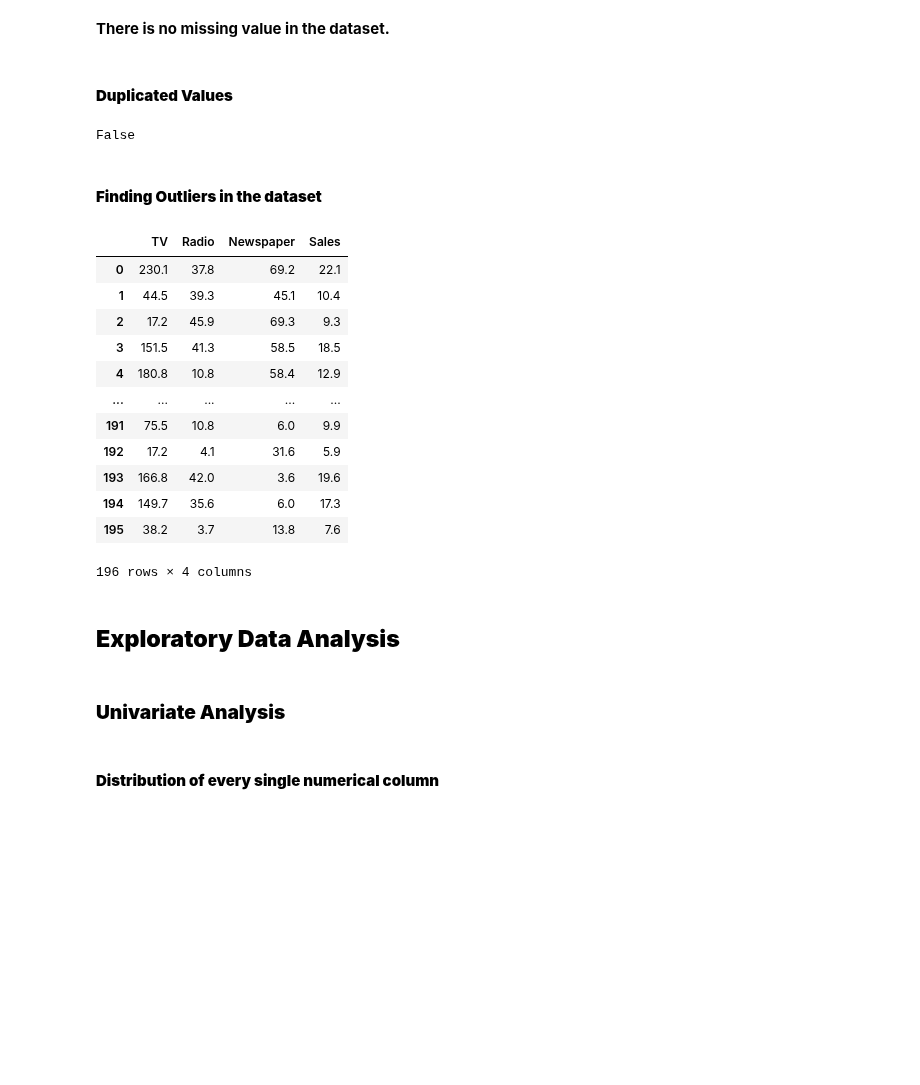
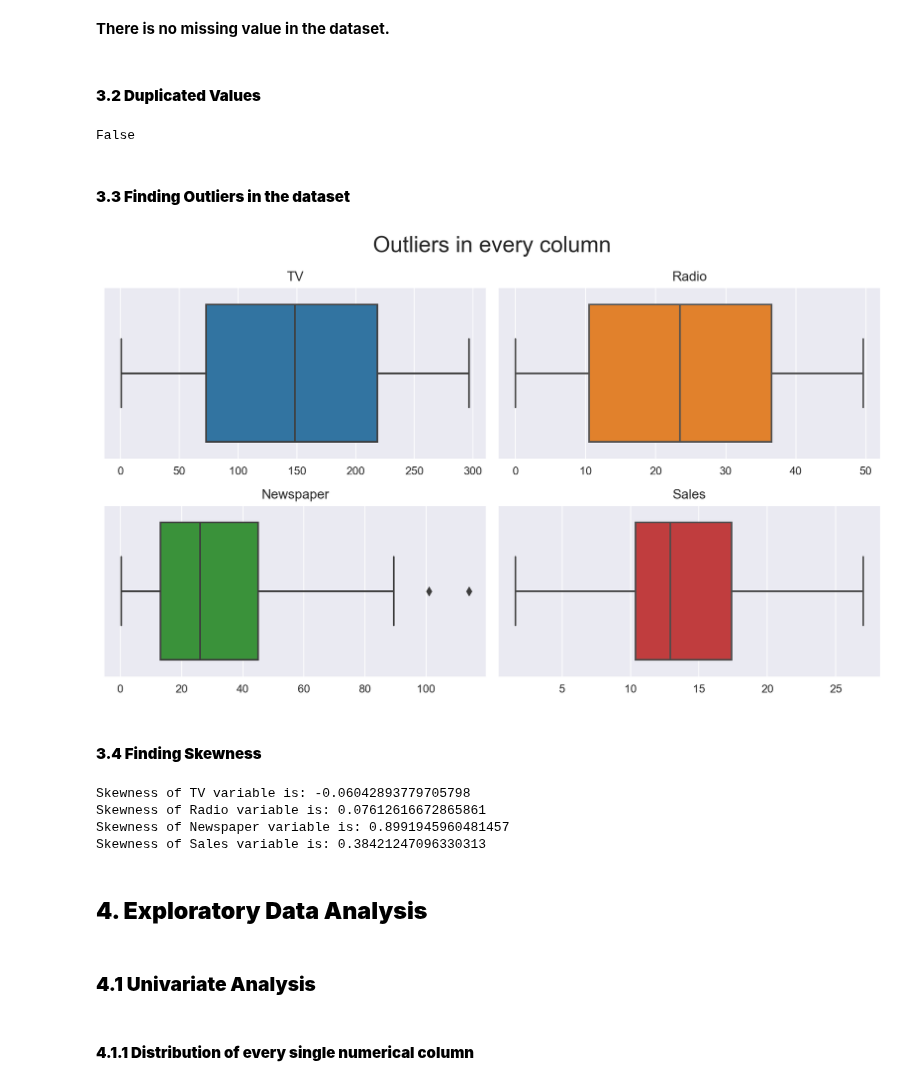
Before and after one commit to SwagAbyss/SwagML, a Jupyter notebook: Assignments/islr advertising/islr.ipynb, the cells around one changed output. Drawn from its saved outputs; the diff is of its cells as text; code cells hidden in the pictures; blank space fills up the shorter version.

```diff
--- a/Assignments/islr advertising/islr.ipynb
+++ b/Assignments/islr advertising/islr.ipynb
@@ -100,7 +102,7 @@ plt.show()
 # %% [markdown]
 __There is no missing value in the dataset.__
 # %% [markdown]
-####  __Duplicated Values__
+####  __3.2 Duplicated Values__
 # %%
 # Duplicated values
 
@@ -108,7 +110,23 @@ data.duplicated().any()
 # %% [output]
 False
 # %% [markdown]
-#### __Finding Outliers in the dataset__
+#### __3.3 Finding Outliers in the dataset__
+# %%
+fig, axes = plt.subplots(nrows=2, ncols=2, figsize=(10,6), dpi=200)
+axes = axes.flat
+for index, column in enumerate(numcols):
+    graph = sns.boxplot(
+        data=data,
+        x=column,
+        color=(list(plt.rcParams['axes.prop_cycle']))[index]['color'],
+        ax=axes[index]
+)
+    axes[index].set_title(column, size=12)
+    axes[index].set_xlabel('')
+plt.suptitle('Outliers in every column', fontsize=20)
+plt.tight_layout()
+# %% [output]
+[figure, added]
 # %%
 # finding Outliers
 
@@ -131,21 +149,16 @@ def outliers_zscore(data):
 for column in data.columns:
     index = list(outliers_zscore(data[column]))
     data = data.drop(index)
-
-data
-# %% [output]
-|  | TV | Radio | Newspaper | Sales |
-| 0 | 230.1 | 37.8 | 69.2 | 22.1 |
-| 1 | 44.5 | 39.3 | 45.1 | 10.4 |
-| 2 | 17.2 | 45.9 | 69.3 | 9.3 |
-| 3 | 151.5 | 41.3 | 58.5 | 18.5 |
-| 4 | 180.8 | 10.8 | 58.4 | 12.9 |
-| ... | ... | ... | ... | ... |
-| 191 | 75.5 | 10.8 | 6.0 | 9.9 |
-| 192 | 17.2 | 4.1 | 31.6 | 5.9 |
-| 193 | 166.8 | 42.0 | 3.6 | 19.6 |
-| 194 | 149.7 | 35.6 | 6.0 | 17.3 |
-| 195 | 38.2 | 3.7 | 13.8 | 7.6 |
-196 rows × 4 columns
+# %% [markdown]
+#### __3.4 Finding Skewness__
+# %%
+from scipy.stats import skew
+for col in numcols:
+    print("Skewness of", col, "variable is:", data[col].skew())
+# %% [output]
+Skewness of TV variable is: -0.06042893779705798
+Skewness of Radio variable is: 0.07612616672865861
+Skewness of Newspaper variable is: 0.8991945960481457
+Skewness of Sales variable is: 0.38421247096330313
 # %% [markdown]
-## __Exploratory Data Analysis__
+## __4. Exploratory Data Analysis__
@@ -154,5 +165,5 @@ numcols = data.select_dtypes(include=['float64']).columns
 # %% [markdown]
-### __Univariate Analysis__
+### __4.1 Univariate Analysis__
 # %% [markdown]
-#### __Distribution of every single numerical column__
+#### __4.1.1 Distribution of every single numerical column__
 # %%
```
Also changed, not shown: parts of 25 cells of this notebook.
